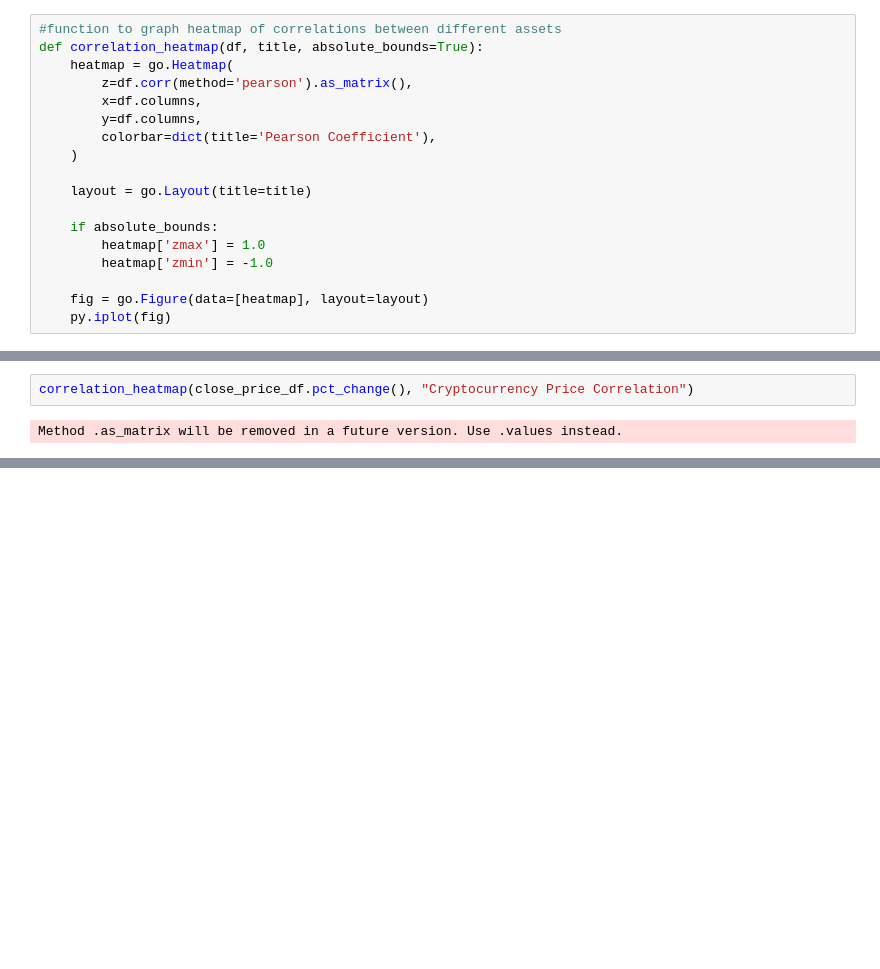
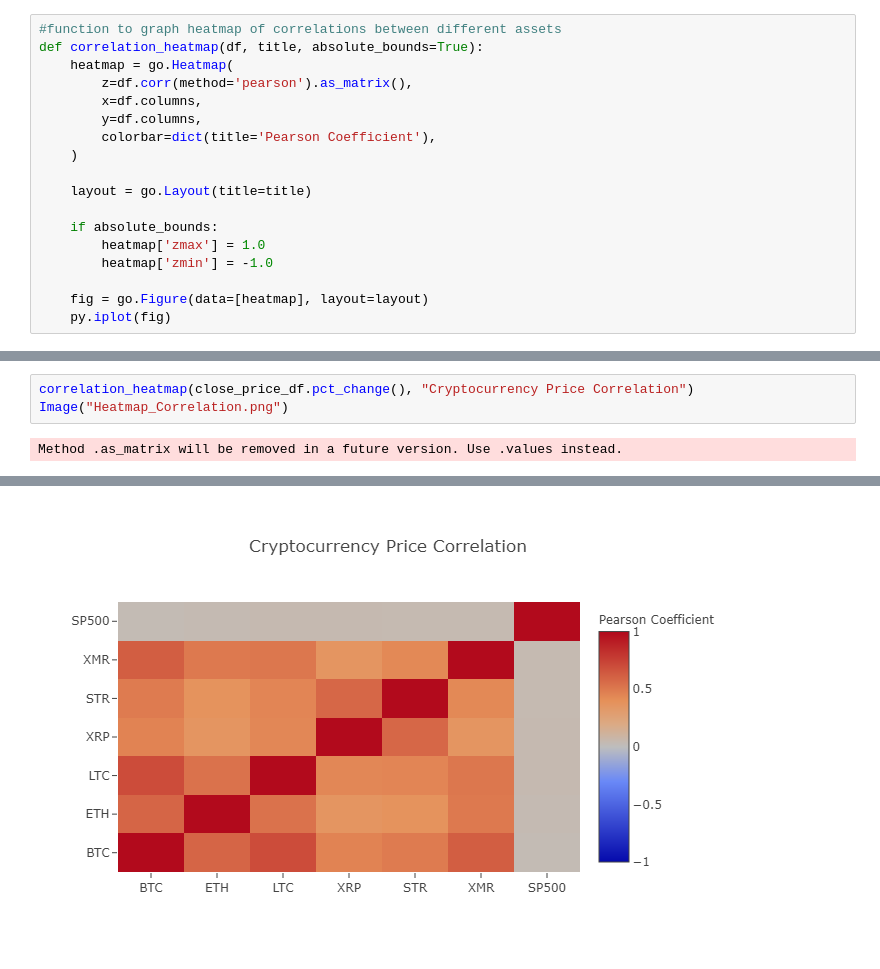
Before and after one commit to kyjohnson92/Crypto_ML, a Jupyter notebook: Crypto-Price-Analysis.ipynb, the cells around one changed output, grey strips where cells are left out. Saved outputs shown, nothing was run; the diff lists cells and outputs as text; blank space fills up the shorter version.

```diff
--- a/Crypto-Price-Analysis.ipynb
+++ b/Crypto-Price-Analysis.ipynb
@@ -302,5 +293,7 @@ close_price_df.pct_change().corr(method='pearson')
 # %%
 correlation_heatmap(close_price_df.pct_change(), "Cryptocurrency Price Correlation")
+Image("Heatmap_Correlation.png")
 # %% [output]
 Method .as_matrix will be removed in a future version. Use .values instead.
 [interactive output not drawn]
+[figure, added]
```
Also changed, not shown: parts of 7 cells of this notebook.
